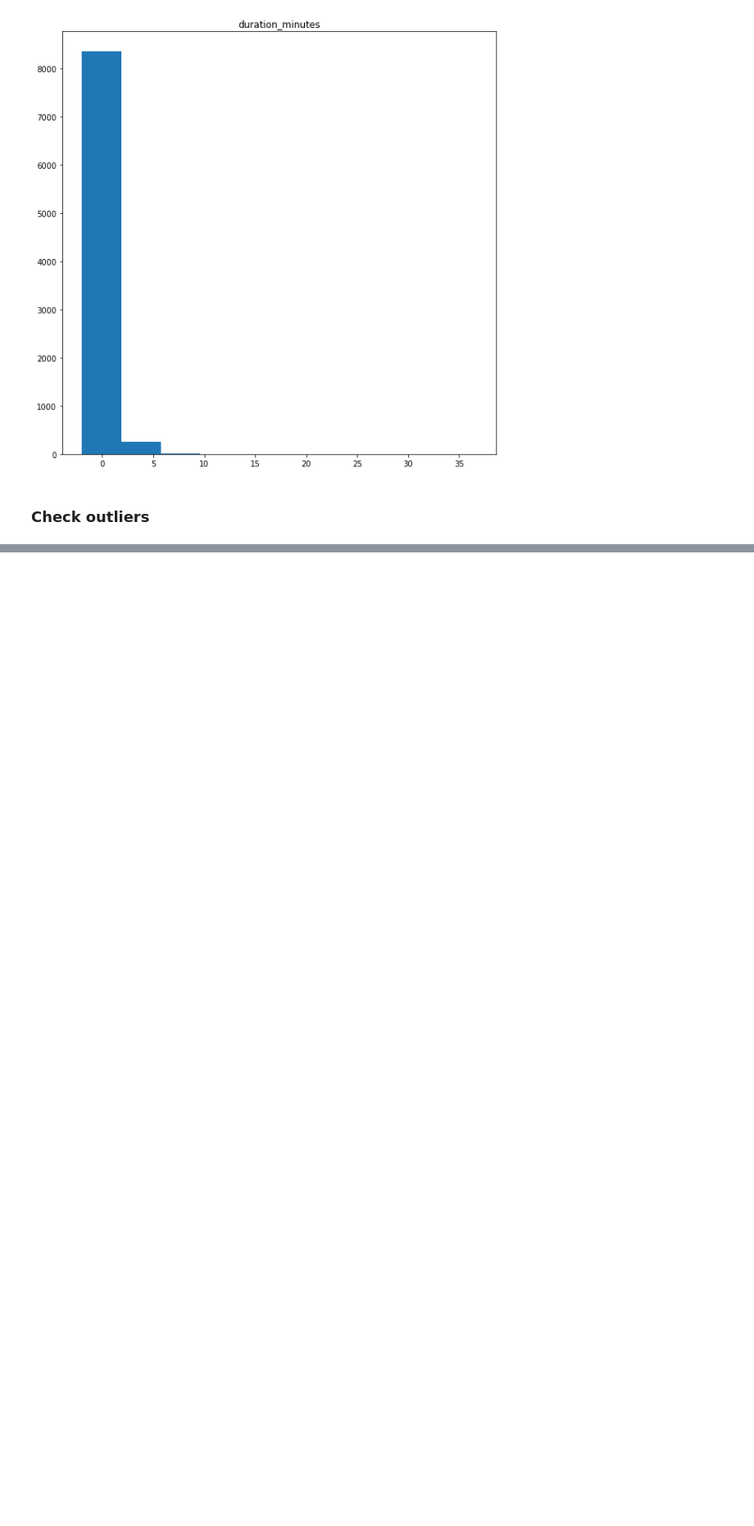
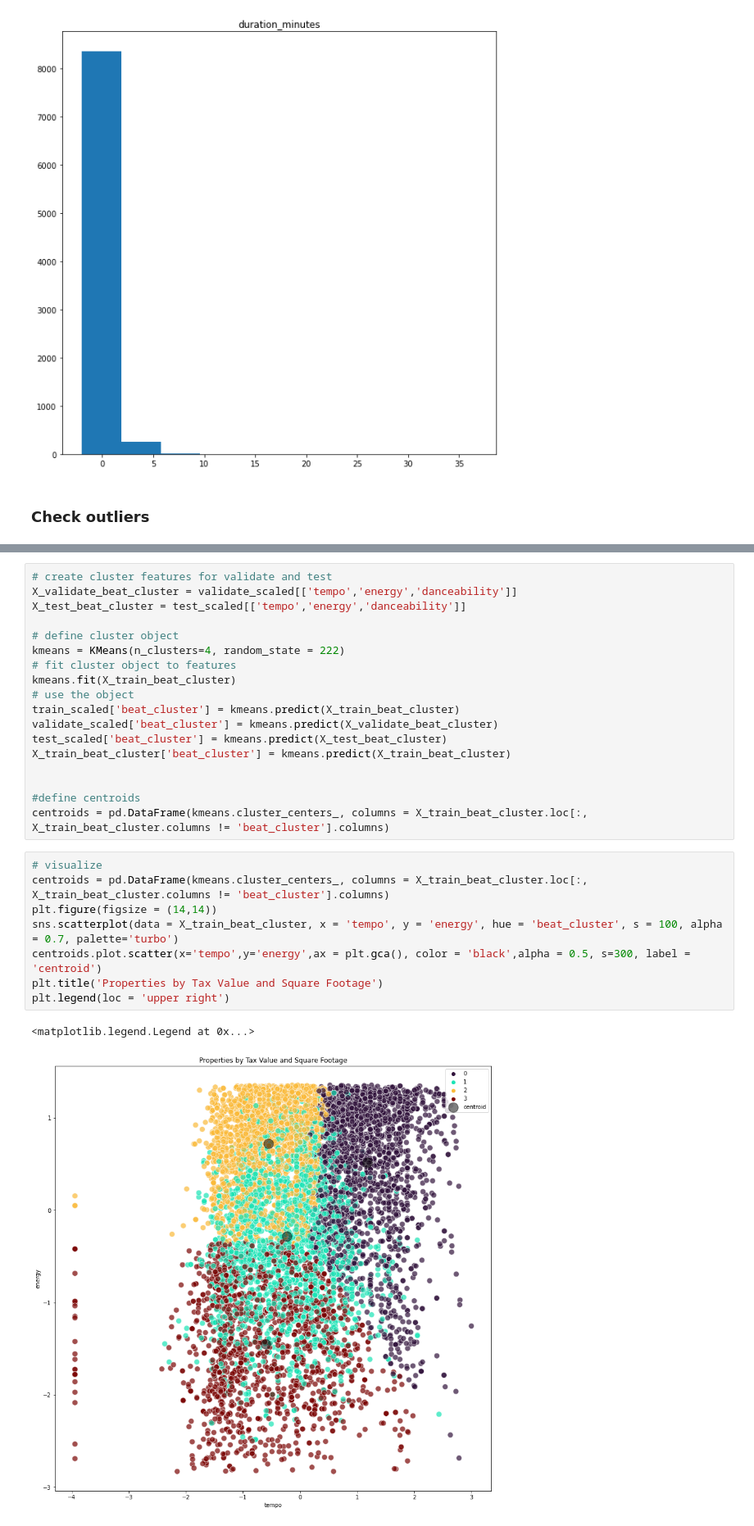
Before and after one commit to wheelerjoshua/spotify_classification_project, a Jupyter notebook: explore_notebook.ipynb, the cells around one changed output, grey strips where cells are left out. Shown at 82% size. Drawn from its saved outputs; the diff is of its cells as text; blank space fills up the shorter version.

```diff
--- a/explore_notebook.ipynb
+++ b/explore_notebook.ipynb
@@ -56,0 +130,29 @@ for col in df.drop(columns=['artist','song','album']).columns.to_list():
+# %%
+# create cluster features for validate and test
+X_validate_beat_cluster = validate_scaled[['tempo','energy','danceability']]
+X_test_beat_cluster = test_scaled[['tempo','energy','danceability']]
+
+# define cluster object
+kmeans = KMeans(n_clusters=4, random_state = 222)
+# fit cluster object to features
+kmeans.fit(X_train_beat_cluster)
+# use the object
+train_scaled['beat_cluster'] = kmeans.predict(X_train_beat_cluster)
+validate_scaled['beat_cluster'] = kmeans.predict(X_validate_beat_cluster)
+test_scaled['beat_cluster'] = kmeans.predict(X_test_beat_cluster)
+X_train_beat_cluster['beat_cluster'] = kmeans.predict(X_train_beat_cluster)
+
+
+#define centroids
+centroids = pd.DataFrame(kmeans.cluster_centers_, columns = X_train_beat_cluster.loc[:, X_train_beat_cluster.columns != 'beat_cluster'].columns)
+# %%
+# visualize
+centroids = pd.DataFrame(kmeans.cluster_centers_, columns = X_train_beat_cluster.loc[:, X_train_beat_cluster.columns != 'beat_cluster'].columns)
+plt.figure(figsize = (14,14))
+sns.scatterplot(data = X_train_beat_cluster, x = 'tempo', y = 'energy', hue = 'beat_cluster', s = 100, alpha = 0.7, palette='turbo')
+centroids.plot.scatter(x='tempo',y='energy',ax = plt.gca(), color = 'black',alpha = 0.5, s=300, label = 'centroid')
+plt.title('Properties by Tax Value and Square Footage')
+plt.legend(loc = 'upper right')
+# %% [output]
+<matplotlib.legend.Legend at 0x...>
+[figure, added]
```
Also changed, not shown: parts of 24 cells of this notebook, 1 other file.
